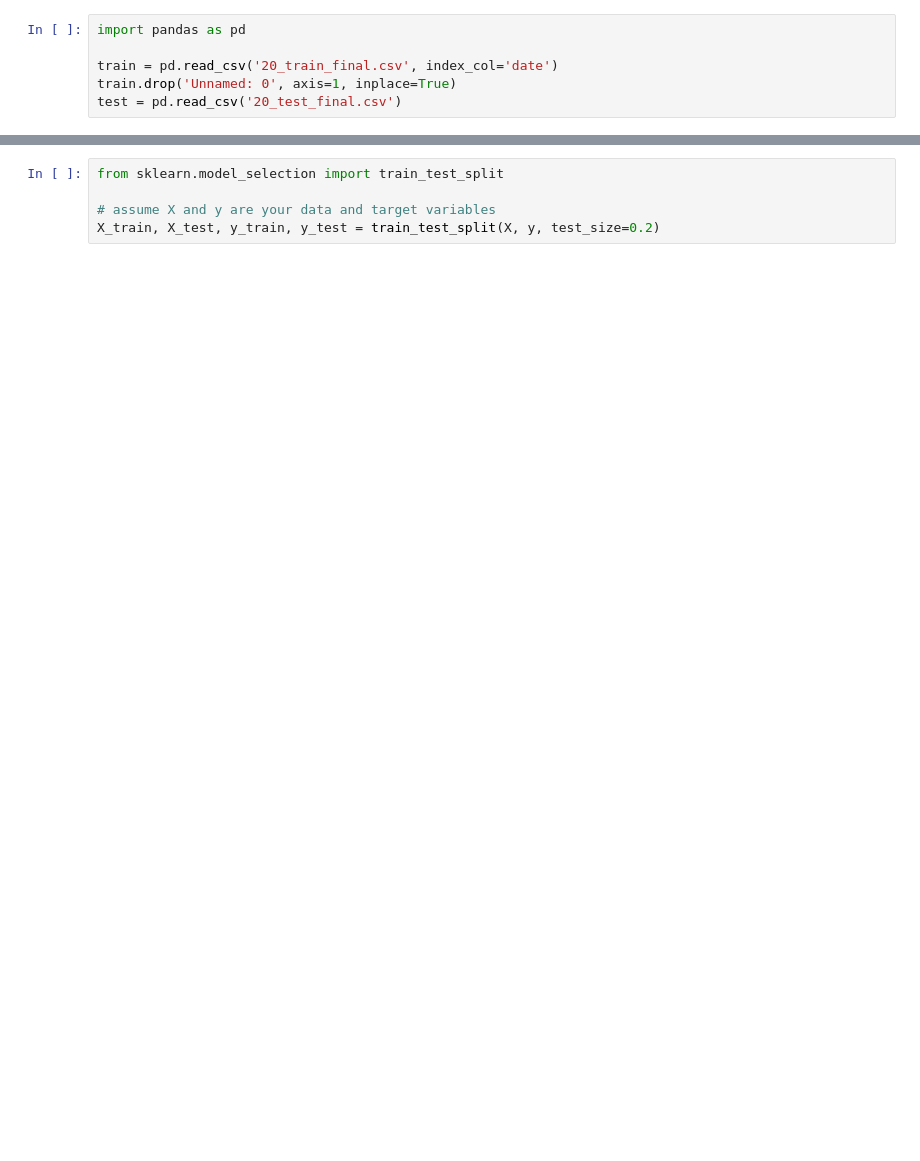
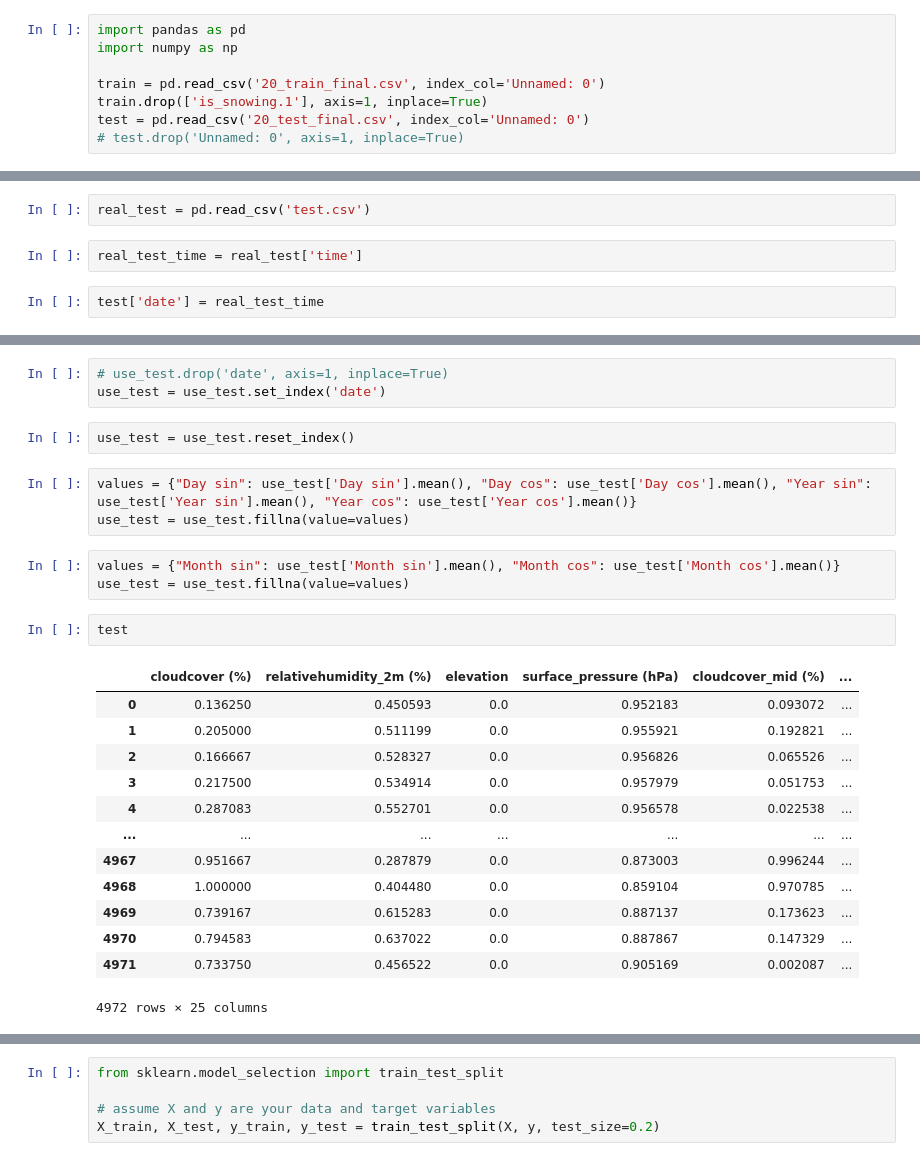
Before and after one commit to damahindra/BCC_FUGAZZI-in-Datavidia-2023, a Jupyter notebook: Workspace_Fugazzi.ipynb, the cells around one changed output, grey strips where cells are left out. Saved outputs shown, nothing was run; the diff lists cells and outputs as text; blank space fills up the shorter version.

```diff
--- a/Workspace_Fugazzi.ipynb
+++ b/Workspace_Fugazzi.ipynb
@@ -1,6 +1,8 @@
 # %%
 import pandas as pd
+import numpy as np
 
-train = pd.read_csv('20_train_final.csv', index_col='date')
-train.drop('Unnamed: 0', axis=1, inplace=True)
-test = pd.read_csv('20_test_final.csv')
+train = pd.read_csv('20_train_final.csv', index_col='Unnamed: 0')
+train.drop(['is_snowing.1'], axis=1, inplace=True)
+test = pd.read_csv('20_test_final.csv', index_col='Unnamed: 0')
+# test.drop('Unnamed: 0', axis=1, inplace=True)
@@ -6,0 +113,6 @@ test = pd.read_csv('20_test_final.csv')
+# %%
+real_test = pd.read_csv('test.csv')
+# %%
+real_test_time = real_test['time']
+# %%
+test['date'] = real_test_time
@@ -6,0 +174,27 @@ test = pd.read_csv('20_test_final.csv')
+# %%
+# use_test.drop('date', axis=1, inplace=True)
+use_test = use_test.set_index('date')
+# %%
+use_test = use_test.reset_index()
+# %%
+values = {"Day sin": use_test['Day sin'].mean(), "Day cos": use_test['Day cos'].mean(), "Year sin": use_test['Year sin'].mean(), "Year cos": use_test['Year cos'].mean()}
+use_test = use_test.fillna(value=values)
+# %%
+values = {"Month sin": use_test['Month sin'].mean(), "Month cos": use_test['Month cos'].mean()}
+use_test = use_test.fillna(value=values)
+# %%
+test
+# %% [output]
+|  | cloudcover (%) | relativehumidity_2m (%) | elevation | surface_pressure (hPa) | cloudcover_mid (%) | ... |
+| 0 | 0.136250 | 0.450593 | 0.0 | 0.952183 | 0.093072 | ... |
+| 1 | 0.205000 | 0.511199 | 0.0 | 0.955921 | 0.192821 | ... |
+| 2 | 0.166667 | 0.528327 | 0.0 | 0.956826 | 0.065526 | ... |
+| 3 | 0.217500 | 0.534914 | 0.0 | 0.957979 | 0.051753 | ... |
+| 4 | 0.287083 | 0.552701 | 0.0 | 0.956578 | 0.022538 | ... |
+| ... | ... | ... | ... | ... | ... | ... |
+| 4967 | 0.951667 | 0.287879 | 0.0 | 0.873003 | 0.996244 | ... |
+| 4968 | 1.000000 | 0.404480 | 0.0 | 0.859104 | 0.970785 | ... |
+| 4969 | 0.739167 | 0.615283 | 0.0 | 0.887137 | 0.173623 | ... |
+| 4970 | 0.794583 | 0.637022 | 0.0 | 0.887867 | 0.147329 | ... |
+| 4971 | 0.733750 | 0.456522 | 0.0 | 0.905169 | 0.002087 | ... |
+4972 rows × 25 columns
```
Also changed, not shown: parts of 41 cells of this notebook, 4 other files.
